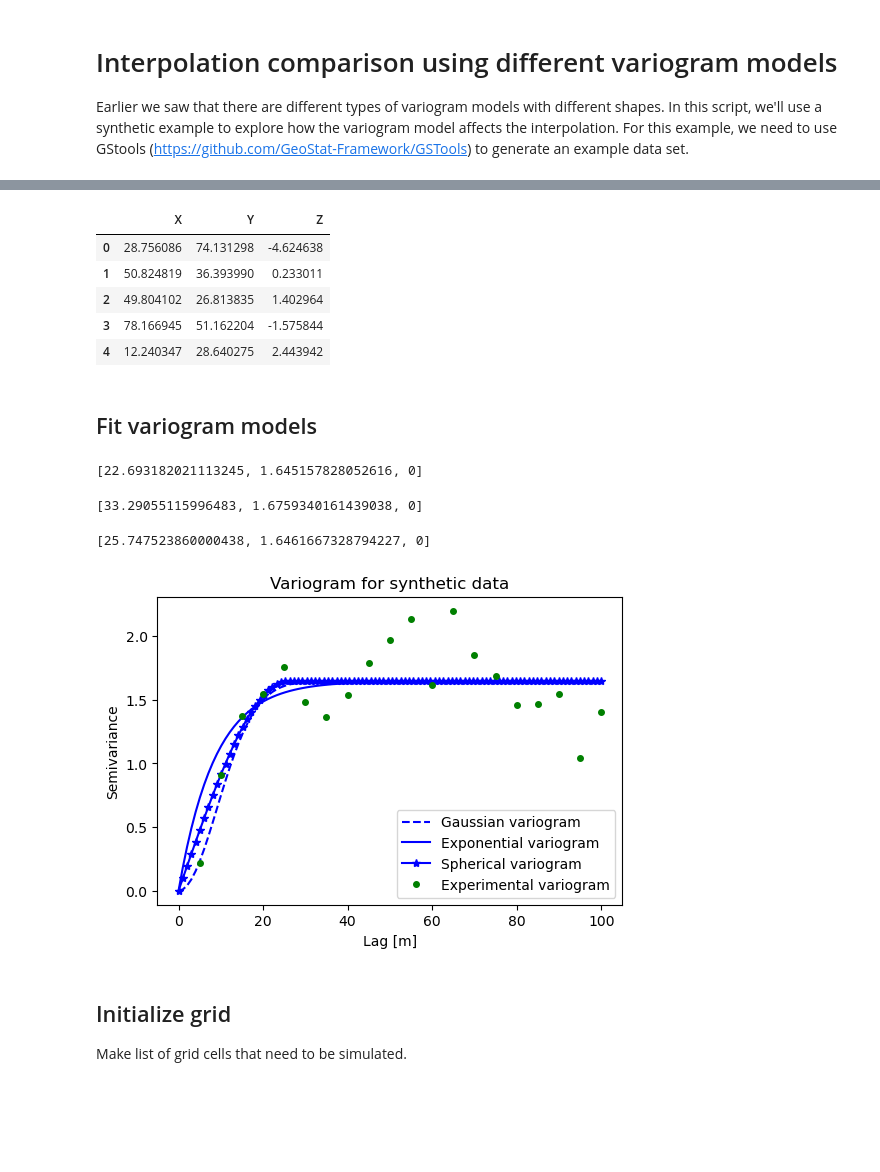
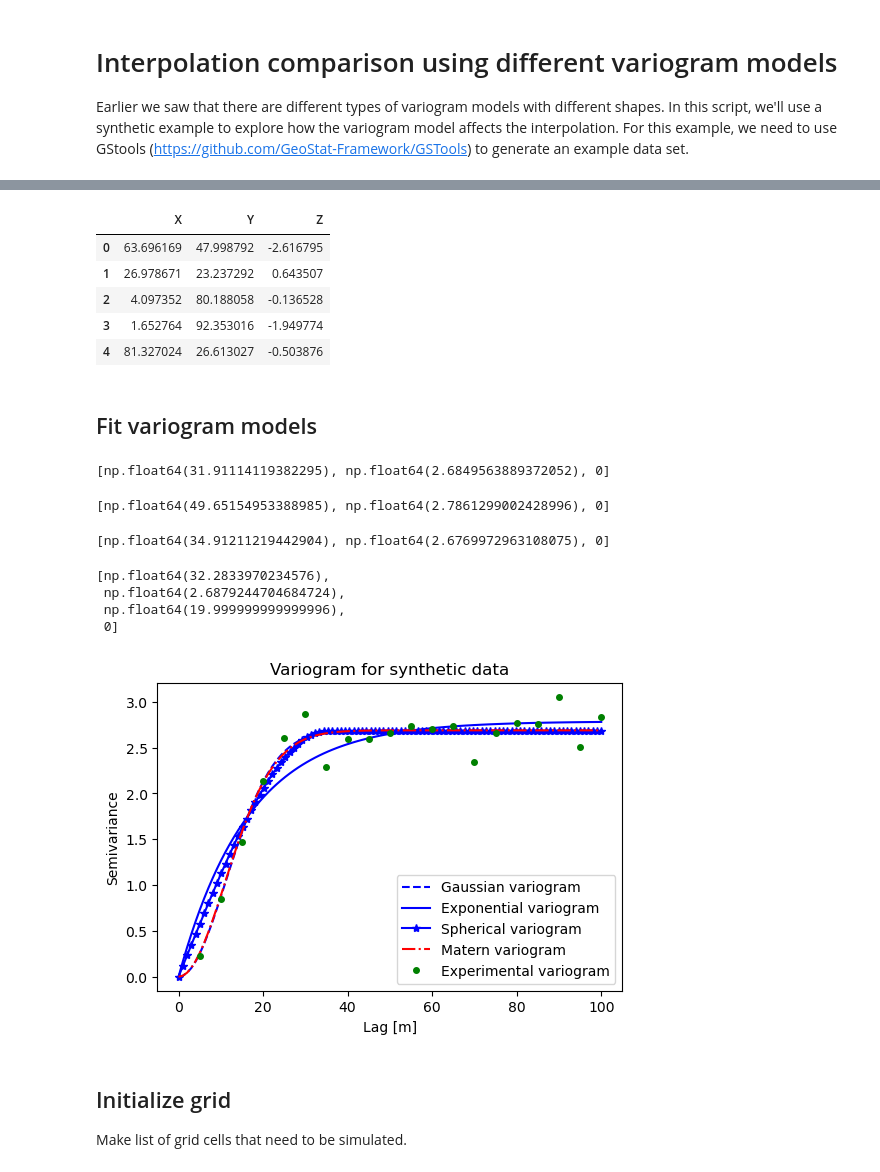
Before and after one commit to GatorGlaciology/GStatSim, a Jupyter notebook: demos/5_Variogram_interpolation_comparison.ipynb, the cells around one changed output, grey strips where cells are left out. Cells and saved outputs as stored; diff of their text form; code cells hidden in the pictures; blank space fills up the shorter version.

```diff
--- a/demos/5_Variogram_interpolation_comparison.ipynb
+++ b/demos/5_Variogram_interpolation_comparison.ipynb
@@ -15,7 +16,8 @@ import gstools as gst
 # %%
 # create random conditioning data using GSTools
-x = np.random.RandomState(100000).rand(100) * 100.
-y = np.random.RandomState(200000).rand(100) * 100.
+rng = np.random.default_rng(seed=0)
+x = rng.random(100) * 100.
+y = rng.random(100) * 100.
 model = gst.Gaussian(dim=2, var=2, len_scale =8)
 srf = gst.SRF(model, mean=0, seed=300000)
 field = srf((x,y))
@@ -38,11 +40,11 @@ df = pd.DataFrame(data, columns = ['X','Y','Z'])
 df.head()
 # %% [output]
 |  | X | Y | Z |
-| 0 | 28.756086 | 74.131298 | -4.624638 |
-| 1 | 50.824819 | 36.393990 | 0.233011 |
-| 2 | 49.804102 | 26.813835 | 1.402964 |
-| 3 | 78.166945 | 51.162204 | -1.575844 |
-| 4 | 12.240347 | 28.640275 | 2.443942 |
+| 0 | 63.696169 | 47.998792 | -2.616795 |
+| 1 | 26.978671 | 23.237292 | 0.643507 |
+| 2 | 4.097352 | 80.188058 | -0.136528 |
+| 3 | 1.652764 | 92.353016 | -1.949774 |
+| 4 | 81.327024 | 26.613027 | -0.503876 |
 # %%
 # compute experimental variogram
 
@@ -58,46 +60,55 @@ V1 = skg.Variogram(coords, field, bin_func='even', n_lags=n_lags, maxlag=maxlag,
 V1.model = 'gaussian'
 V1.parameters
 # %% [output]
-[22.693182021113245, 1.645157828052616, 0]
+[np.float64(31.91114119382295), np.float64(2.6849563889372052), 0]
 # %%
-V2 = V1
+V2 = deepcopy(V1)
 V2.model = 'exponential'
 V2.parameters
 # %% [output]
-[33.29055115996483, 1.6759340161439038, 0]
+[np.float64(49.65154953388985), np.float64(2.7861299002428996), 0]
 # %%
-V3 = V1
+V3 = deepcopy(V1)
 V3.model = 'spherical'
 V3.parameters
 # %% [output]
-[25.747523860000438, 1.6461667328794227, 0]
+[np.float64(34.91211219442904), np.float64(2.6769972963108075), 0]
+# %%
+V4 = deepcopy(V1)
+V4.model = 'matern'
+V4.parameters
+# %% [output]
+[np.float64(32.2833970234576),
+ np.float64(2.6879244704684724),
+ np.float64(19.999999999999996),
+ 0]
 # %%
 # plot variograms
 
 # extract experimental variogram values
 xdata = V1.bins
 ydata = V1.experimental
 
 # evaluate models
 xi = np.linspace(0, xdata[-1], 100)
-y_gauss = [models.gaussian(h, V1.parameters[0], V1.parameters[1], V1.parameters[2]) for h in xi]
-
-y_exp = [models.exponential(h, V2.parameters[0], V2.parameters[1], V2.parameters[2]) for h in xi]
-
-y_sph = [models.spherical(h, V3.parameters[0], V3.parameters[1], V3.parameters[2]) for h in xi]
+y_gauss = models.gaussian(xi, *V1.parameters)
+y_exp = models.exponential(xi, *V2.parameters)
+y_sph = models.spherical(xi, *V3.parameters)
+y_matern = models.matern(xi, *V4.parameters)
 
 # plot variogram model
 fig = plt.figure(figsize=(6,4))
 plt.plot(xi, y_gauss,'b--', label='Gaussian variogram')
 plt.plot(xi, y_exp,'b-', label='Exponential variogram')
 plt.plot(xi, y_sph,'b*-', label='Spherical variogram')
+plt.plot(xi, y_matern, 'r-.', label='Matern variogram')
 plt.plot(xdata, ydata,'og', markersize=4, label='Experimental variogram')
 plt.title('Variogram for synthetic data')
 plt.xlabel('Lag [m]'); plt.ylabel('Semivariance')
 plt.legend(loc='lower right')
 plt.show()
 # %% [output]
-[figure, old version]
+[figure, new version]
 # %% [markdown]
 ## Initialize grid
 
```
Also changed, not shown: parts of 9 cells of this notebook, 1 other file.
